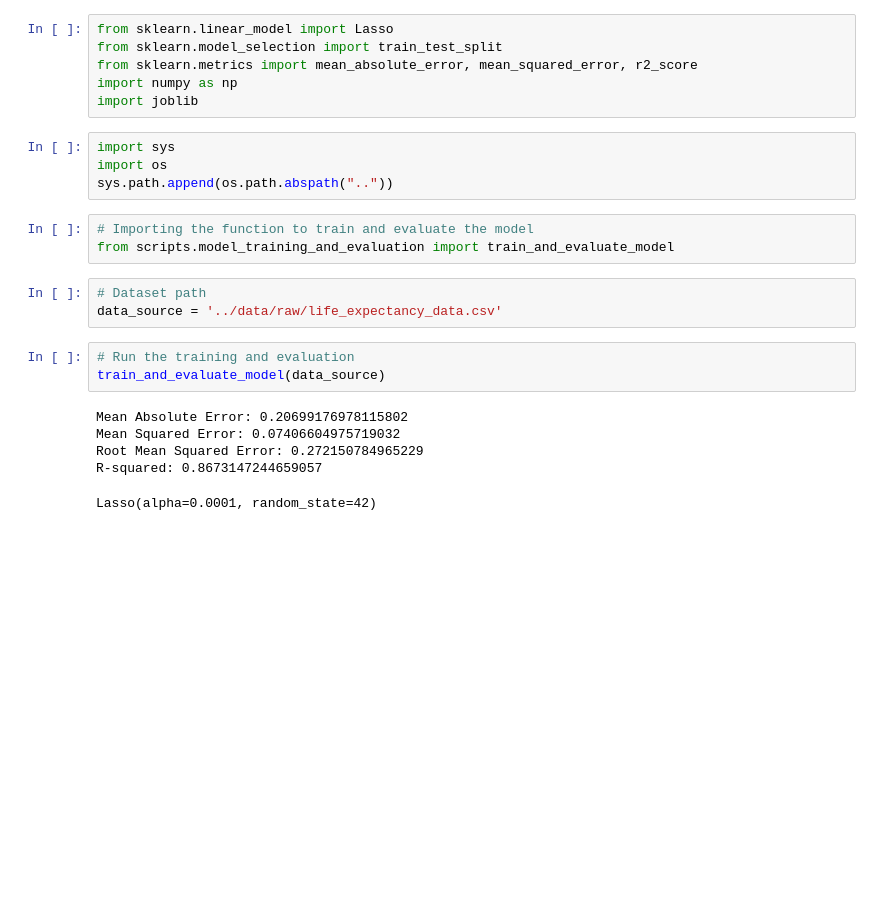
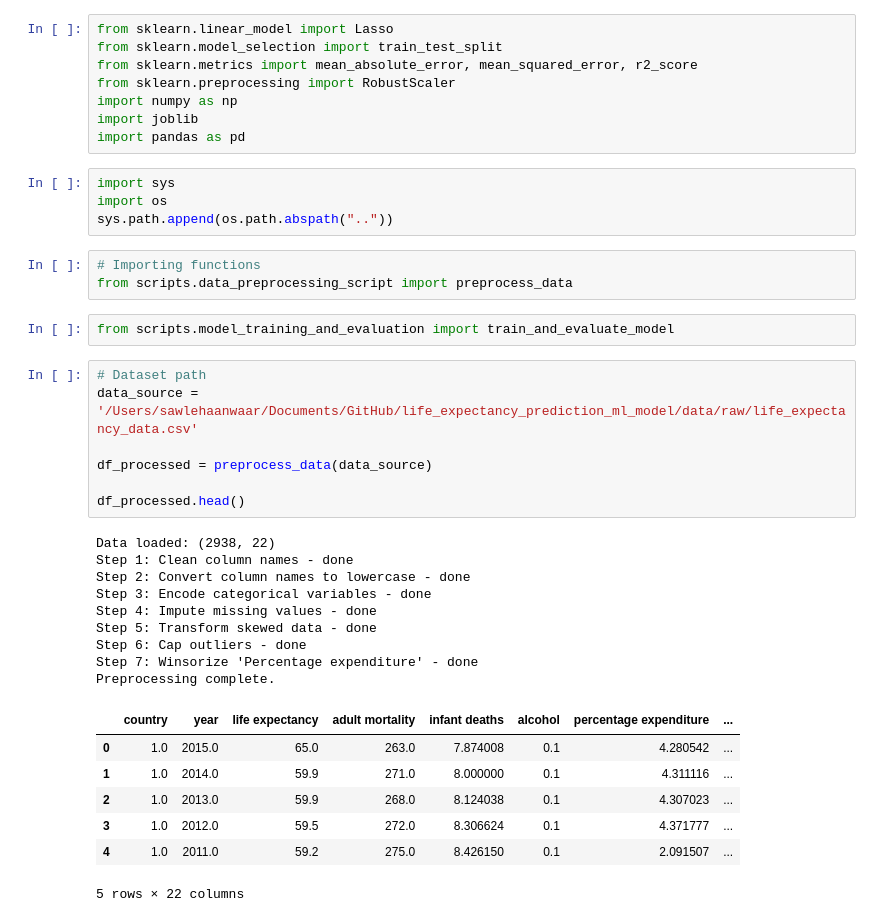
Before and after one commit to sawlehaanwaar/life_expectancy_prediction_ml_model, a Jupyter notebook: notebooks/model_training_and_evaluation.ipynb, the cells around one changed output. Cells and saved outputs as stored; diff of their text form; blank space fills up the shorter version.

```diff
--- a/notebooks/model_training_and_evaluation.ipynb
+++ b/notebooks/model_training_and_evaluation.ipynb
@@ -2,24 +2,40 @@
 from sklearn.linear_model import Lasso
 from sklearn.model_selection import train_test_split
 from sklearn.metrics import mean_absolute_error, mean_squared_error, r2_score
+from sklearn.preprocessing import RobustScaler
 import numpy as np
 import joblib
+import pandas as pd
 # %%
 import sys
 import os
 sys.path.append(os.path.abspath(".."))
 # %%
-# Importing the function to train and evaluate the model
-from scripts.model_training_and_evaluation import train_and_evaluate_model
+# Importing functions
+from scripts.data_preprocessing_script import preprocess_data
+# %%
+from scripts.model_training_and_evaluation import train_and_evaluate_model
 # %%
 # Dataset path
-data_source = '../data/raw/life_expectancy_data.csv'
+data_source = '/Users/sawlehaanwaar/Documents/GitHub/life_expectancy_prediction_ml_model/data/raw/life_expectancy_data.csv'
+
+df_processed = preprocess_data(data_source)
+
+df_processed.head()
+# %% [output]
+Data loaded: (2938, 22)
+Step 1: Clean column names - done
+Step 2: Convert column names to lowercase - done
+Step 3: Encode categorical variables - done
+Step 4: Impute missing values - done
+Step 5: Transform skewed data - done
+Step 6: Cap outliers - done
+Step 7: Winsorize 'Percentage expenditure' - done
+Preprocessing complete.
+|  | country | year | life expectancy | adult mortality | infant deaths | alcohol | percentage expenditure | ... |
+| 0 | 1.0 | 2015.0 | 65.0 | 263.0 | 7.874008 | 0.1 | 4.280542 | ... |
+| 1 | 1.0 | 2014.0 | 59.9 | 271.0 | 8.000000 | 0.1 | 4.311116 | ... |
+| 2 | 1.0 | 2013.0 | 59.9 | 268.0 | 8.124038 | 0.1 | 4.307023 | ... |
+| 3 | 1.0 | 2012.0 | 59.5 | 272.0 | 8.306624 | 0.1 | 4.371777 | ... |
+| 4 | 1.0 | 2011.0 | 59.2 | 275.0 | 8.426150 | 0.1 | 2.091507 | ... |
+5 rows × 22 columns
-# %%
-# Run the training and evaluation
-train_and_evaluate_model(data_source)
-# %% [output]
-Mean Absolute Error: 0.20699176978115802
-Mean Squared Error: 0.07406604975719032
-Root Mean Squared Error: 0.272150784965229
-R-squared: 0.8673147244659057
-Lasso(alpha=0.0001, random_state=42)
```
Also changed, not shown: parts of 7 cells of this notebook, 21 other files.
